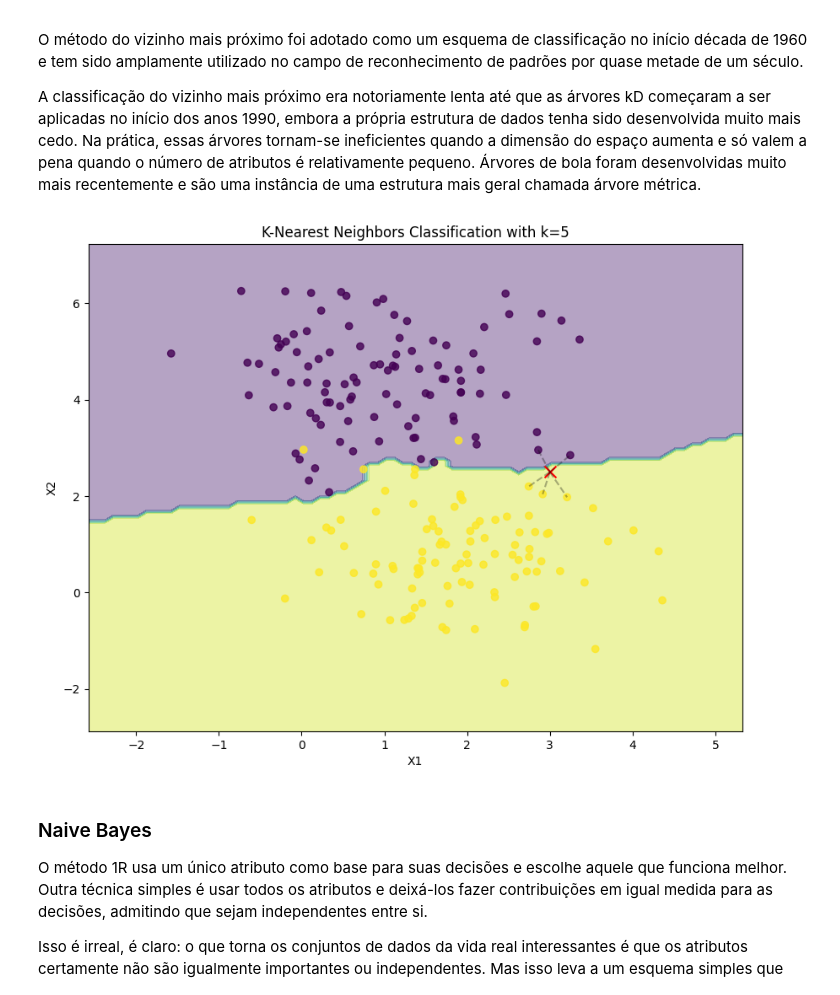
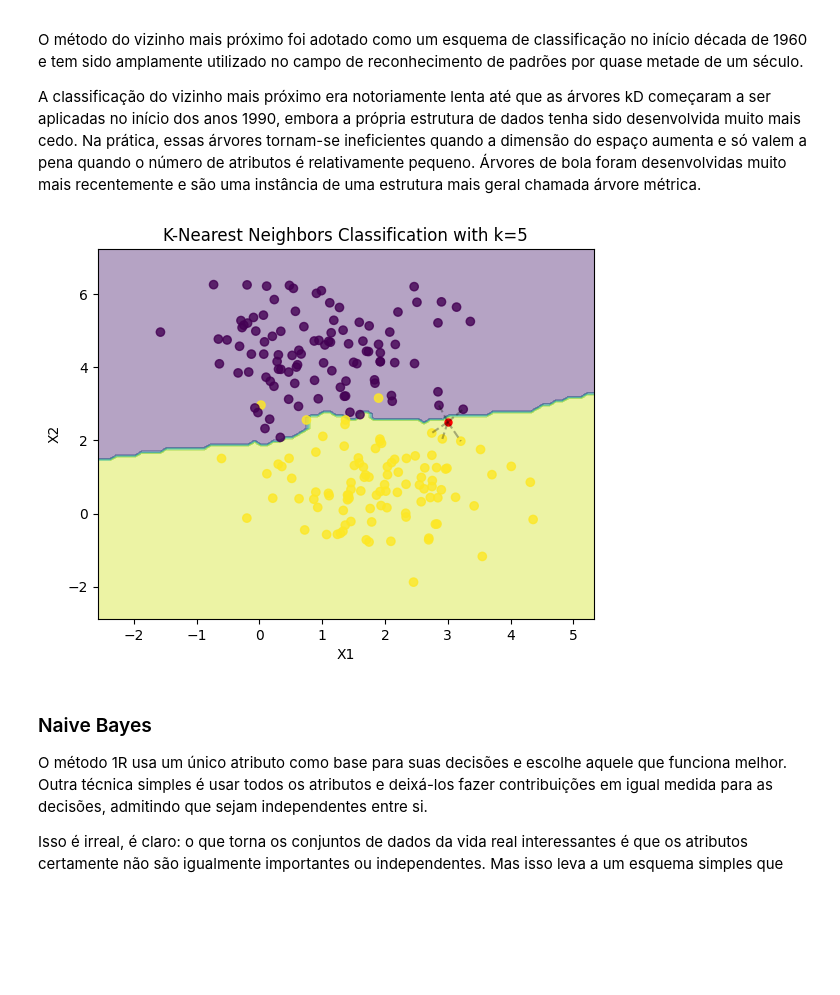
Before and after one commit to cdiegor/MineracaoDeDados, a Jupyter notebook: Mineração_de_Dados_Notas_de_aula_1aParte.ipynb, the cells around one changed output. Cells and saved outputs as stored; diff of their text form; code cells hidden in the pictures; blank space fills up the shorter version.

```diff
--- a/Mineração_de_Dados_Notas_de_aula_1aParte.ipynb
+++ b/Mineração_de_Dados_Notas_de_aula_1aParte.ipynb
@@ -760,35 +760,35 @@ from sklearn.datasets import make_blobs
 from sklearn.neighbors import KNeighborsClassifier
 
 # Generate some random data with 2 classes
 X, y = make_blobs(n_samples=200, centers=2, random_state=0)
 
 # Fit a KNN classifier with k=5
 knn = KNeighborsClassifier(n_neighbors=5)
 knn.fit(X, y)
 
 # Create a mesh grid to plot the decision boundary
 xmin, xmax = X[:, 0].min() - 1, X[:, 0].max() + 1
 ymin, ymax = X[:, 1].min() - 1, X[:, 1].max() + 1
 xx, yy = np.meshgrid(np.arange(xmin, xmax, 0.1),
                      np.arange(ymin, ymax, 0.1))
 Z = knn.predict(np.c_[xx.ravel(), yy.ravel()])
 Z = Z.reshape(xx.shape)
 
 # Classify a new example and plot its neighbors
 new_example = [3, 2.5]
 distances, indices = knn.kneighbors([new_example])
 fig, ax = plt.subplots()
 ax.contourf(xx, yy, Z, alpha=0.4)
 ax.scatter(X[:, 0], X[:, 1], c=y, alpha=0.8)
-ax.scatter(new_example[0], new_example[1], marker='x', s=100, color='red')
+ax.scatter(new_example[0], new_example[1], marker='.', s=100, color='red')
 for i in indices[0]:
     ax.plot([new_example[0], X[i, 0]], [new_example[1], X[i, 1]], 'k--', alpha=0.3)
 ax.set_title('K-Nearest Neighbors Classification with k=5')
 ax.set_xlabel('X1')
 ax.set_ylabel('X2')
 plt.show()
 # %% [output]
-[figure, old version]
+[figure, new version]
 # %% [markdown]
 ### Naive Bayes
 
```
